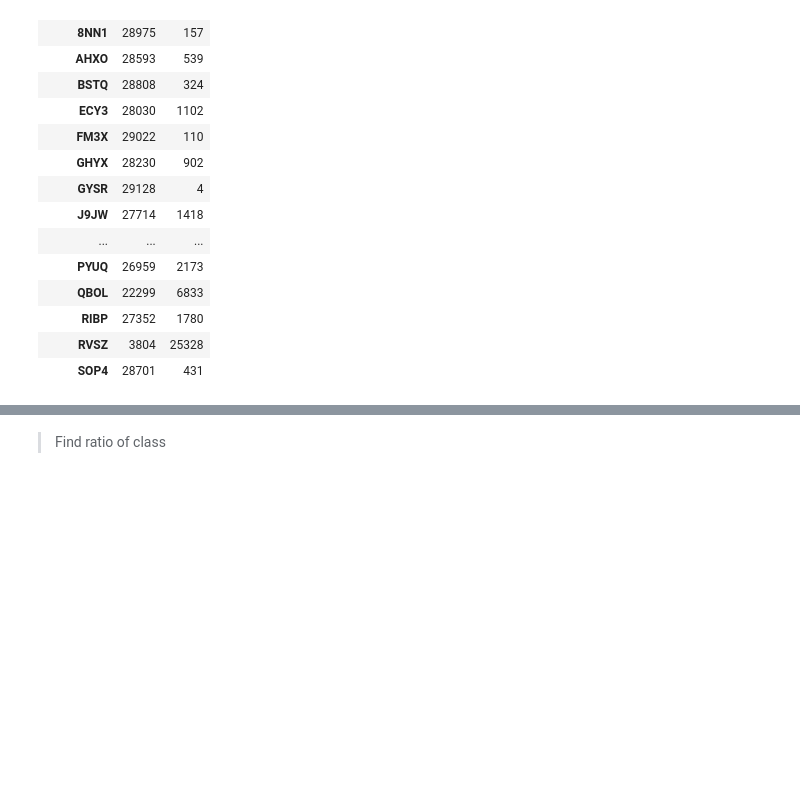
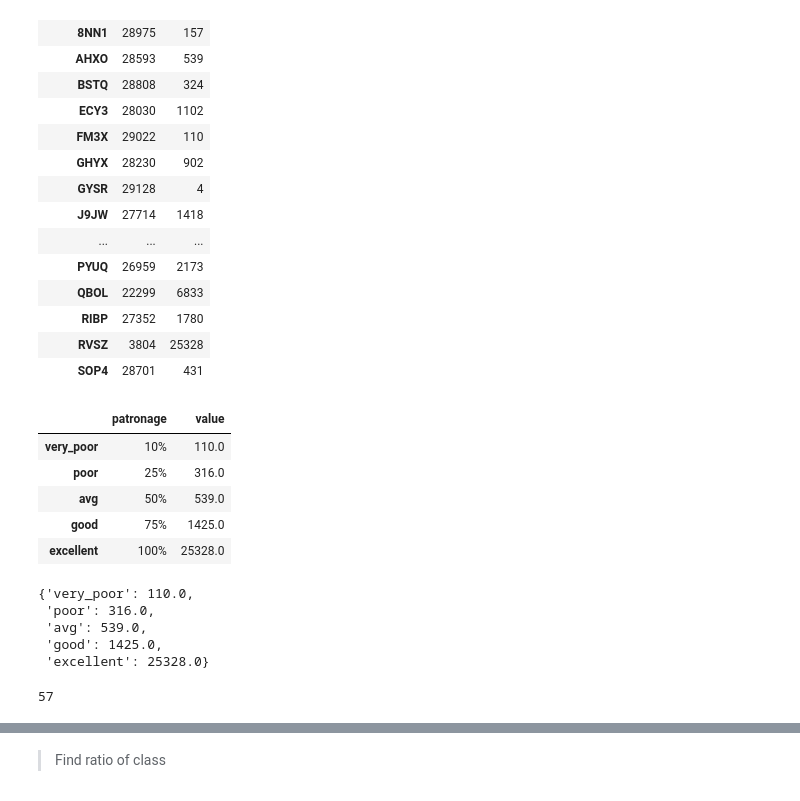
Before and after one commit to Patrick5455/Zimnat-Insurance-Challenge, a Jupyter notebook: modelling/modelling_notebook.ipynb, the cells around one changed output, grey strips where cells are left out. Cells and saved outputs as stored; diff of their text form; code cells hidden in the pictures; blank space fills up the shorter version.

```diff
--- a/modelling/modelling_notebook.ipynb
+++ b/modelling/modelling_notebook.ipynb
@@ -648,0 +647,24 @@ mean_puchases = class_counts_per_products.purchase.mean()
+# %%
+patronage_label = pd.DataFrame(class_counts_per_products.purchase.describe(percentiles=[
+    .1,.25, .50, .75, 1])[['10%','25%','50%', '75%', '100%']]).reset_index().rename(columns={
+    'index':'patronage', 'purchase':'value'})
+# %%
+patronage_label.rename(index={0:'very_poor', 1:'poor', 2:'avg', 3:'good', 4:'excellent'}, inplace=True)
+# %%
+patronage_label
+# %% [output]
+|  | patronage | value |
+| very_poor | 10% | 110.0 |
+| poor | 25% | 316.0 |
+| avg | 50% | 539.0 |
+| good | 75% | 1425.0 |
+| excellent | 100% | 25328.0 |
+# %%
+pat_dic = patronage_label.value.to_dict()
+pat_dic
+# %% [output]
+{'very_poor': 110.0,
+ 'poor': 316.0,
+ 'avg': 539.0,
+ 'good': 1425.0,
+ 'excellent': 25328.0}
@@ -648,0 +680,4 @@ mean_puchases = class_counts_per_products.purchase.mean()
+# %%
+len(labels)
+# %% [output]
+57
```
Also changed, not shown: parts of 6 cells of this notebook.
